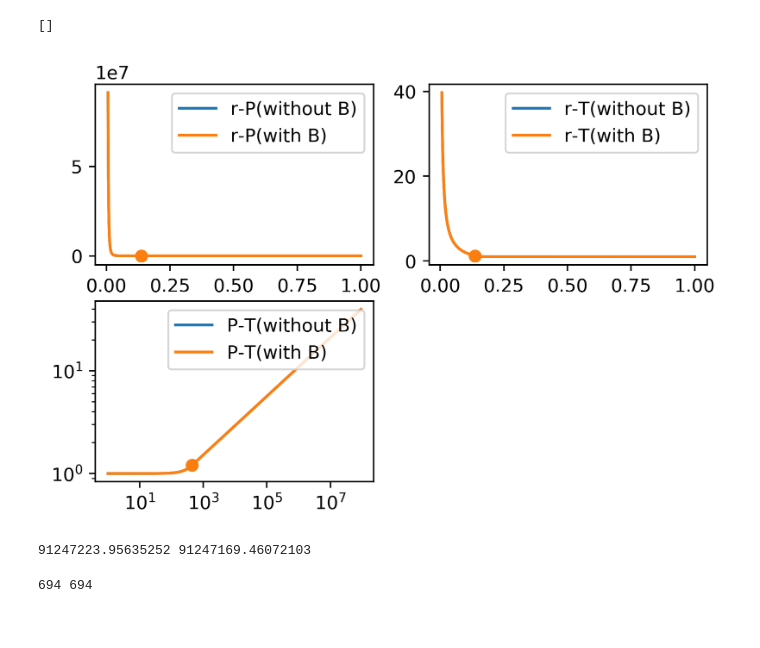
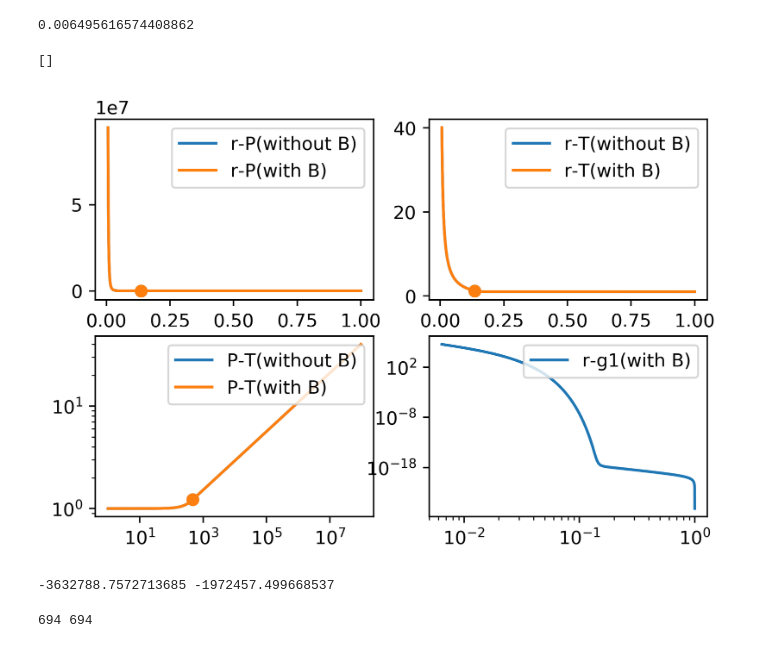
Before and after one commit to HelloGithubC/Project, a Jupyter notebook: Test.ipynb, the cells around one changed output. Saved outputs shown, nothing was run; the diff lists cells and outputs as text; code cells hidden in the pictures.

```diff
--- a/Test.ipynb
+++ b/Test.ipynb
@@ -9,8 +9,11 @@ cal.read_excel('Data2.xlsx')
 order=12
 L_s=cal.L_init[order]
 ST=cal.ST[order]
+cal.me.con.a=0.3
+cal.me.con.set_M_p(cal.M_p[order])
 # %%
 cal.me.cal_ML_simple(ST,L_s)
+r=cal.me.r
 P1=cal.me.P
 T1=cal.me.T
 L1=cal.me.L
@@ -20,35 +23,46 @@ P2=cal.me.P
 T2=cal.me.T
 L2=cal.me.L
 RCB2=cal.me.RCB_index
-r=cal.me.r
+g1=cal.me.g/r/cal.me.con.R_B
+cal.me.insert_value()
+cal.me.cal_ML_simple_B(ST,L_s,True,1e-15,1e-8)
+g2=cal.me.g/r/cal.me.con.R_B
+# %%
+cal.me.r[-1]
+# %% [output]
+0.006495616574408862
 # %%
 fig=plt.figure(dpi=400)
 ax1=fig.add_subplot(221)
 ax1.plot(r,P1,label='r-P(without B)')
 ax1.plot(r,P2,label='r-P(with B)')
 ax1.scatter(r[RCB1],P1[RCB1],marker='o')
 ax1.scatter(r[RCB2],P2[RCB2],marker='o')
 plt.legend(loc='upper right')
 ax2=fig.add_subplot(222)
 ax2.plot(r,T1,label='r-T(without B)')
 ax2.plot(r,T2,label='r-T(with B)')
 ax2.scatter(r[RCB1],T1[RCB1],marker='o')
 ax2.scatter(r[RCB2],T2[RCB2],marker='o')
 plt.legend(loc='upper right')
 ax3=fig.add_subplot(223)
 ax3.loglog(P1,T1,label='P-T(without B)')
 ax3.loglog(P2,T2,label='P-T(with B)')
 ax3.scatter(P1[RCB1],T1[RCB1],marker='o')
 ax3.scatter(P2[RCB2],T2[RCB2],marker='o')
 plt.legend(loc='upper right')
+ax4=fig.add_subplot(224)
+ax4.loglog(r,abs(g1),label='r-g1(with B)')
+ax4.scatter(r[RCB2],g1[RCB2],marker='o')
+plt.legend(loc='upper right')
 plt.plot()
 # %% [output]
 []
-[figure, old version]
+[figure, new version]
-# %%
-print(P1[-1],P2[-1])
-# %% [output]
-91247223.95635252 91247169.46072103
+# %%
+print(g1[-1],g2[-2])
+# %% [output]
+-3632788.7572713685 -1972457.499668537
 # %%
 print(RCB1,RCB2)
 # %% [output]
```
Also changed, not shown: parts of 6 cells of this notebook, 4 other files.
